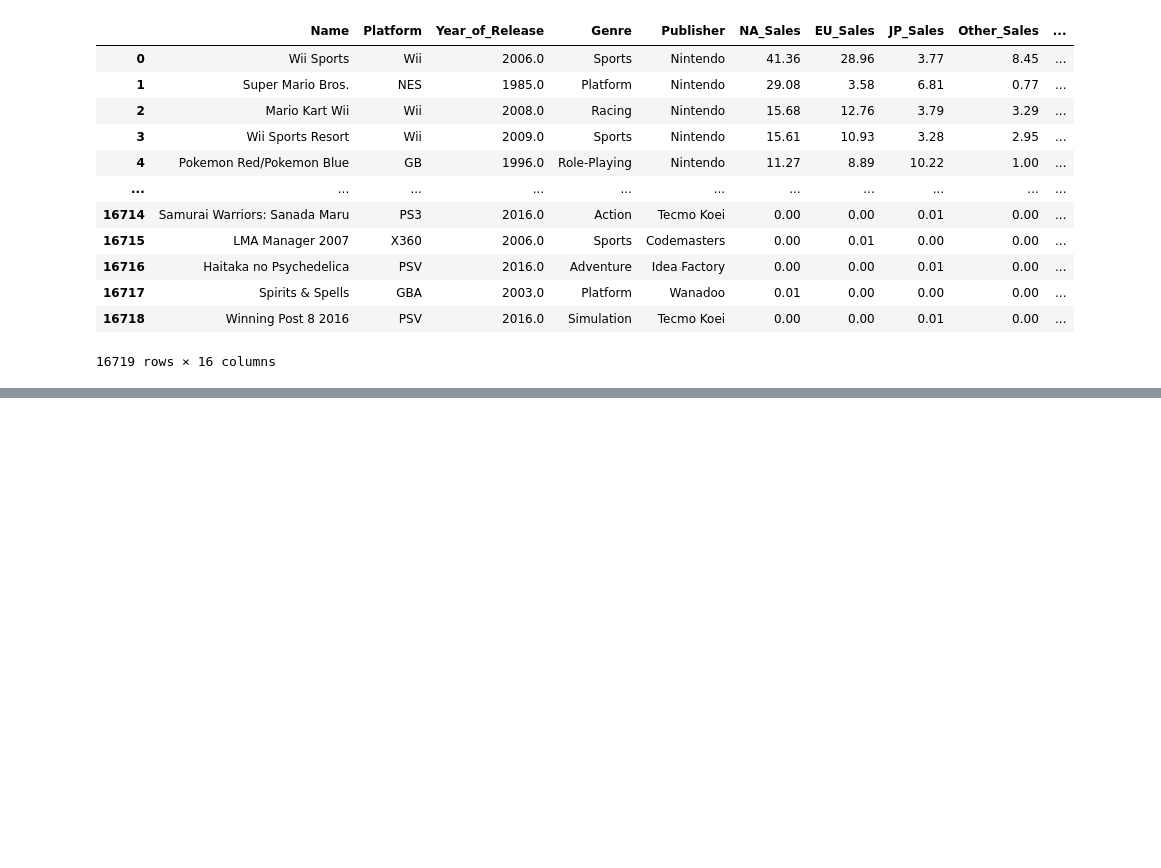
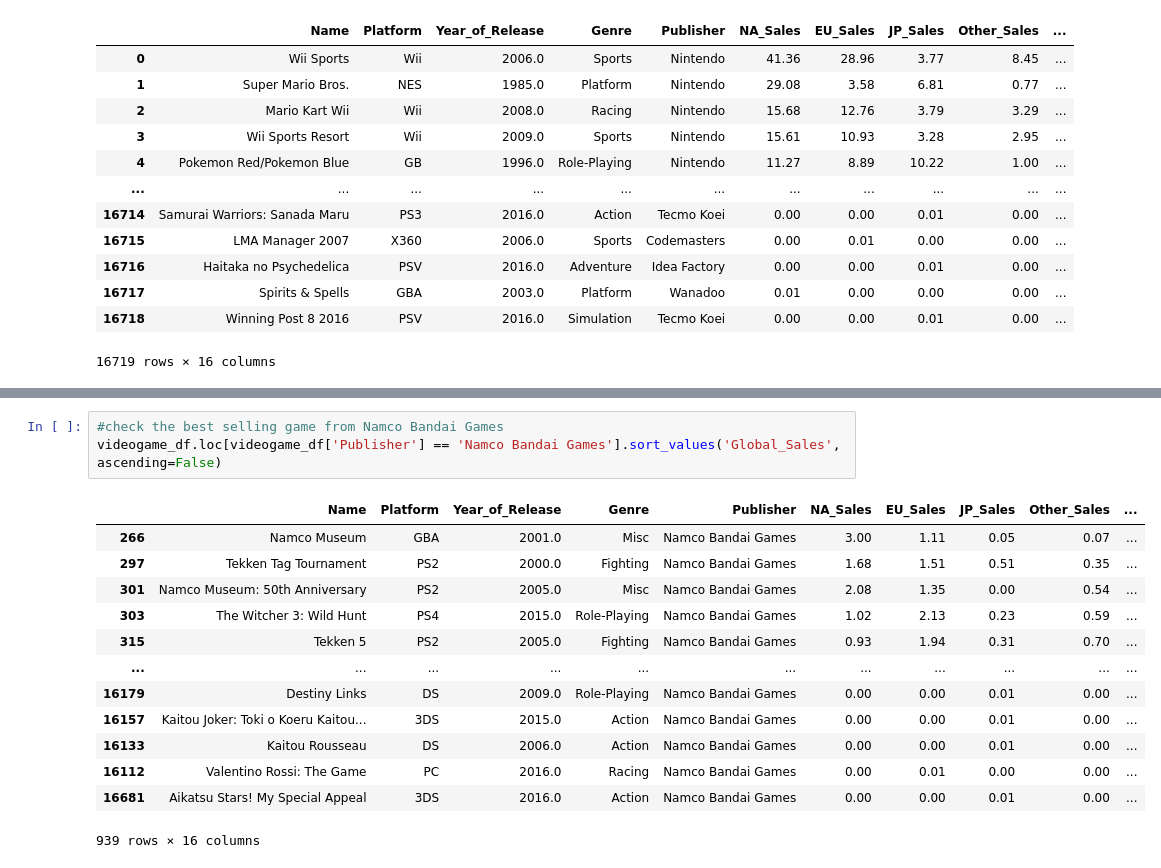
Before and after one commit to JamesWillems/dataset_video_game, a Jupyter notebook: video_game_kirsten.ipynb, the cells around one changed output, grey strips where cells are left out. Drawn from its saved outputs; the diff is of its cells as text; blank space fills up the shorter version.

```diff
--- a/video_game_kirsten.ipynb
+++ b/video_game_kirsten.ipynb
@@ -27,0 +123,17 @@ In the different columns we have:
+# %%
+#check the best selling game from Namco Bandai Games
+videogame_df.loc[videogame_df['Publisher'] == 'Namco Bandai Games'].sort_values('Global_Sales', ascending=False)
+# %% [output]
+|  | Name | Platform | Year_of_Release | Genre | Publisher | NA_Sales | EU_Sales | JP_Sales | Other_Sales | ... |
+| 266 | Namco Museum | GBA | 2001.0 | Misc | Namco Bandai Games | 3.00 | 1.11 | 0.05 | 0.07 | ... |
+| 297 | Tekken Tag Tournament | PS2 | 2000.0 | Fighting | Namco Bandai Games | 1.68 | 1.51 | 0.51 | 0.35 | ... |
+| 301 | Namco Museum: 50th Anniversary | PS2 | 2005.0 | Misc | Namco Bandai Games | 2.08 | 1.35 | 0.00 | 0.54 | ... |
+| 303 | The Witcher 3: Wild Hunt | PS4 | 2015.0 | Role-Playing | Namco Bandai Games | 1.02 | 2.13 | 0.23 | 0.59 | ... |
+| 315 | Tekken 5 | PS2 | 2005.0 | Fighting | Namco Bandai Games | 0.93 | 1.94 | 0.31 | 0.70 | ... |
+| ... | ... | ... | ... | ... | ... | ... | ... | ... | ... | ... |
+| 16179 | Destiny Links | DS | 2009.0 | Role-Playing | Namco Bandai Games | 0.00 | 0.00 | 0.01 | 0.00 | ... |
+| 16157 | Kaitou Joker: Toki o Koeru Kaitou... | 3DS | 2015.0 | Action | Namco Bandai Games | 0.00 | 0.00 | 0.01 | 0.00 | ... |
+| 16133 | Kaitou Rousseau | DS | 2006.0 | Action | Namco Bandai Games | 0.00 | 0.00 | 0.01 | 0.00 | ... |
+| 16112 | Valentino Rossi: The Game | PC | 2016.0 | Racing | Namco Bandai Games | 0.00 | 0.01 | 0.00 | 0.00 | ... |
+| 16681 | Aikatsu Stars! My Special Appeal | 3DS | 2016.0 | Action | Namco Bandai Games | 0.00 | 0.00 | 0.01 | 0.00 | ... |
+939 rows × 16 columns
```
Also changed, not shown: parts of 14 cells of this notebook.
